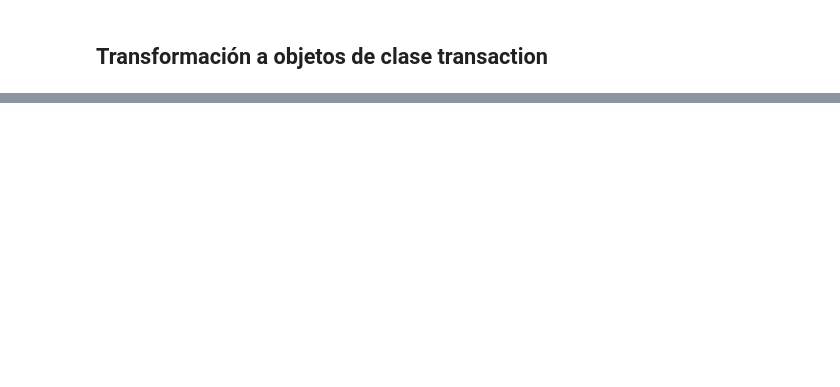
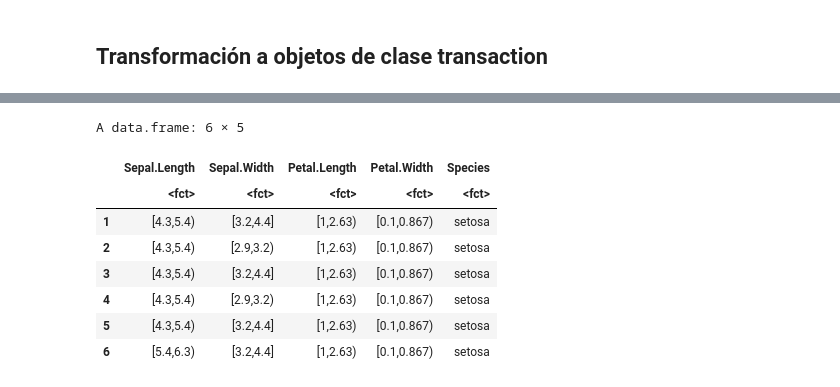
Before and after one commit to majorquev/DBDC_202406_Programacion_en_R_para_ciencia_de_datos, a Jupyter notebook: Clases/C7/Clase7_1_reglas_de_asociacion.ipynb, the cells around one changed output, grey strips where cells are left out. Saved outputs shown, nothing was run; the diff lists cells and outputs as text; code cells hidden in the pictures; blank space fills up the shorter version.

```diff
--- a/Clases/C7/Clase7_1_reglas_de_asociacion.ipynb
+++ b/Clases/C7/Clase7_1_reglas_de_asociacion.ipynb
@@ -82,0 +462,14 @@ inspect(rules_conf)
+# %%
+
+irisDisc <- discretizeDF(iris)
+head(irisDisc)
+# %% [output]
+A data.frame: 6 × 5
+|  | Sepal.Length | Sepal.Width | Petal.Length | Petal.Width | Species |
+|  | <fct> | <fct> | <fct> | <fct> | <fct> |
+| 1 | [4.3,5.4) | [3.2,4.4] | [1,2.63) | [0.1,0.867) | setosa |
+| 2 | [4.3,5.4) | [2.9,3.2) | [1,2.63) | [0.1,0.867) | setosa |
+| 3 | [4.3,5.4) | [3.2,4.4] | [1,2.63) | [0.1,0.867) | setosa |
+| 4 | [4.3,5.4) | [2.9,3.2) | [1,2.63) | [0.1,0.867) | setosa |
+| 5 | [4.3,5.4) | [3.2,4.4] | [1,2.63) | [0.1,0.867) | setosa |
+| 6 | [5.4,6.3) | [3.2,4.4] | [1,2.63) | [0.1,0.867) | setosa |
```
Also changed, not shown: parts of 37 cells of this notebook.
